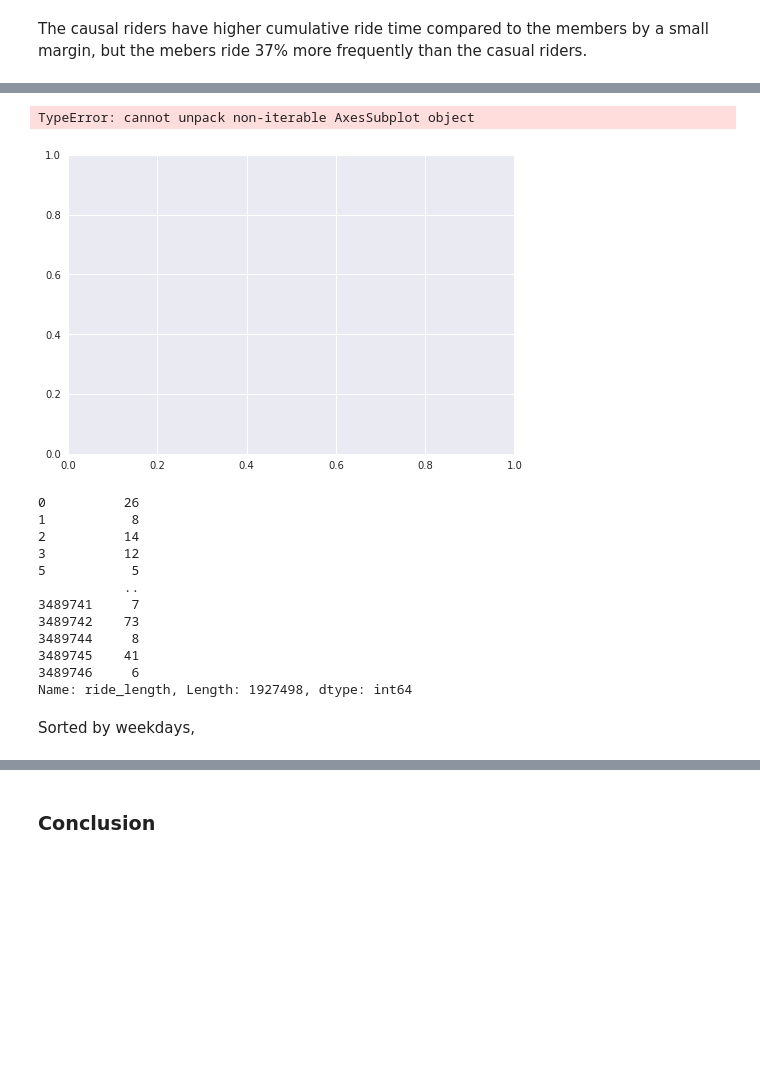
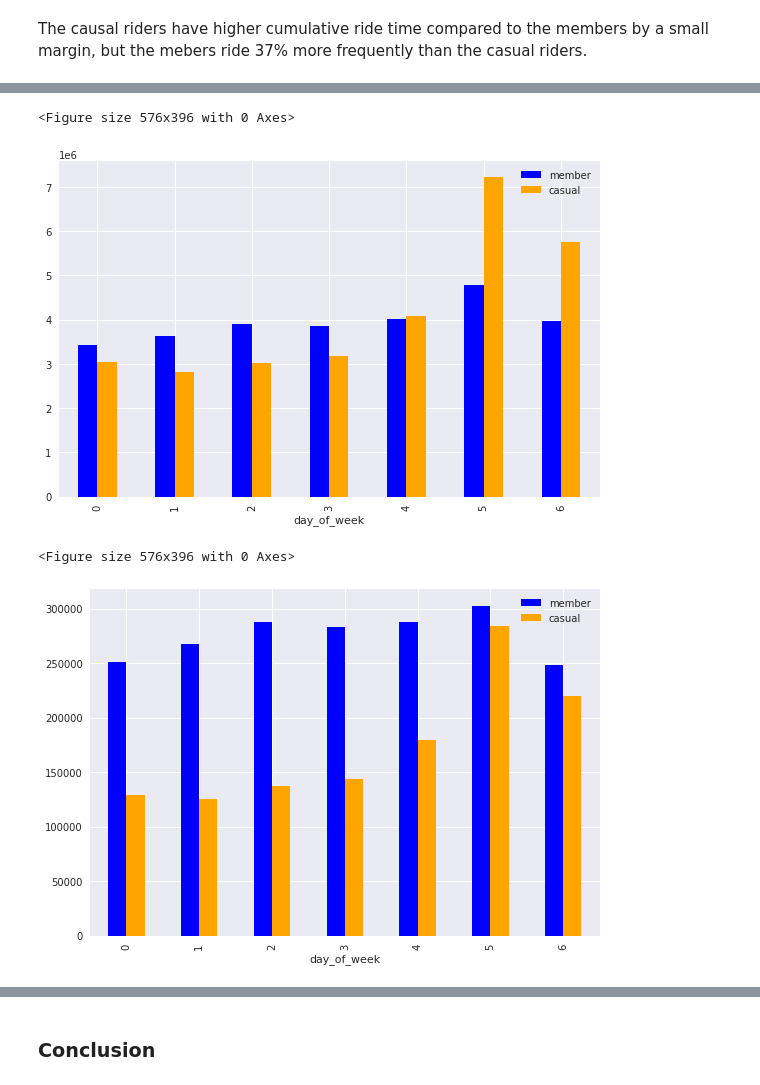
Before and after one commit to alpacapetter/divvy-bike-share-case-study, a Jupyter notebook: divvy-bike-share-case-study.ipynb, the cells around one changed output, grey strips where cells are left out. Drawn from its saved outputs; the diff is of its cells as text; code cells hidden in the pictures; blank space fills up the shorter version.

Commit message:
add final weekday graphs

```diff
--- a/divvy-bike-share-case-study.ipynb
+++ b/divvy-bike-share-case-study.ipynb
@@ -171,5 +171,4 @@ plt.title('ride length: member vs casual')
 plt.xlabel('ride_length')
 plt.ylabel('ride_count')
 plt.tight_layout()
-plt.style.use('seaborn');
 # %% [output]
@@ -193,6 +192,7 @@ ax2.set_ylabel('ride count')
 ax2.set_title('ride count');
 
 plt.tight_layout()
+plt.style.use(['seaborn'])
 # %% [output]
 [figure]
 # %%
@@ -222,53 +206,34 @@ main_df
 # %%
 # group by day of week and compare ride length of member and casual
 
-objects = ('0','1','2','3','4','5','6')
 member_ride_length_df = main_df.loc[main_df.member_casual == 'member']
 casual_ride_length_df = main_df.loc[main_df.member_casual == 'casual']
 
-val1 = member_ride_length_df.groupby(['day_of_week']).sum().ride_length
-val2 = casual_ride_length_df.groupby(['day_of_week']).sum().ride_length
+member_ride_length_series = member_ride_length_df.groupby(['day_of_week']).sum().ride_length
+casual_ride_length_series = casual_ride_length_df.groupby(['day_of_week']).sum().ride_length
 
-y_pos = np.arange(len(objects))
+df = pd.concat([member_ride_length_series, casual_ride_length_series], axis=1)
+df.columns = ['member', 'casual']
 
-fig, (ax1, ax2) = plt.subplots()
-
-ax1.bar(objects,val1, alpha=0.5, color=['blue'])
-ax1.set_xlabel("weekday",fontsize=14)
-ax1.set_ylabel('ride length(min)')
-ax1.set_title('cumulative ride time');
-
-ax2.bar(objects,val2, alpha=0.5, color=['orange'])
-ax2.set_ylabel('ride count')
-ax2.set_title('ride count');
-
-
-
-# piv = pd.pivot_table(gr,  values='Count',  columns=['subscription_type'],
-#                          index = "weekday", aggfunc=np.sum,  fill_value=0)
-
-# piv.plot(kind="bar")
+fig = plt.figure()
+df.plot(kind='bar', color=['blue','orange'])
 
 plt.tight_layout()
-
-plt.show()
 # %% [output]
-TypeError: cannot unpack non-iterable AxesSubplot object
+<Figure size 576x396 with 0 Axes>
-[figure, old version]
+[figure, new version]
-# %%
-member_ride_length
-# %% [output]
-0          26
-1           8
-2          14
-3          12
-5           5
-           ..
-3489741     7
-3489742    73
-3489744     8
-3489745    41
-3489746     6
-Name: ride_length, Length: 1927498, dtype: int64
-# %% [markdown]
-Sorted by weekdays,
+# %%
+# group by day of week and compare ride length of member and casual
+member_ride_count_series = member_ride_length_df.groupby(['day_of_week']).count().ride_id
+casual_ride_count_series = casual_ride_length_df.groupby(['day_of_week']).count().ride_id
+
+df = pd.concat([member_ride_count_series, casual_ride_count_series], axis=1)
+df.columns = ['member', 'casual']
+
+fig = plt.figure()
+df.plot(kind='bar', color=['blue','orange'])
+
+plt.tight_layout()
+# %% [output]
+<Figure size 576x396 with 0 Axes>
+[figure, added]
```
Also changed, not shown: parts of 5 cells of this notebook.
